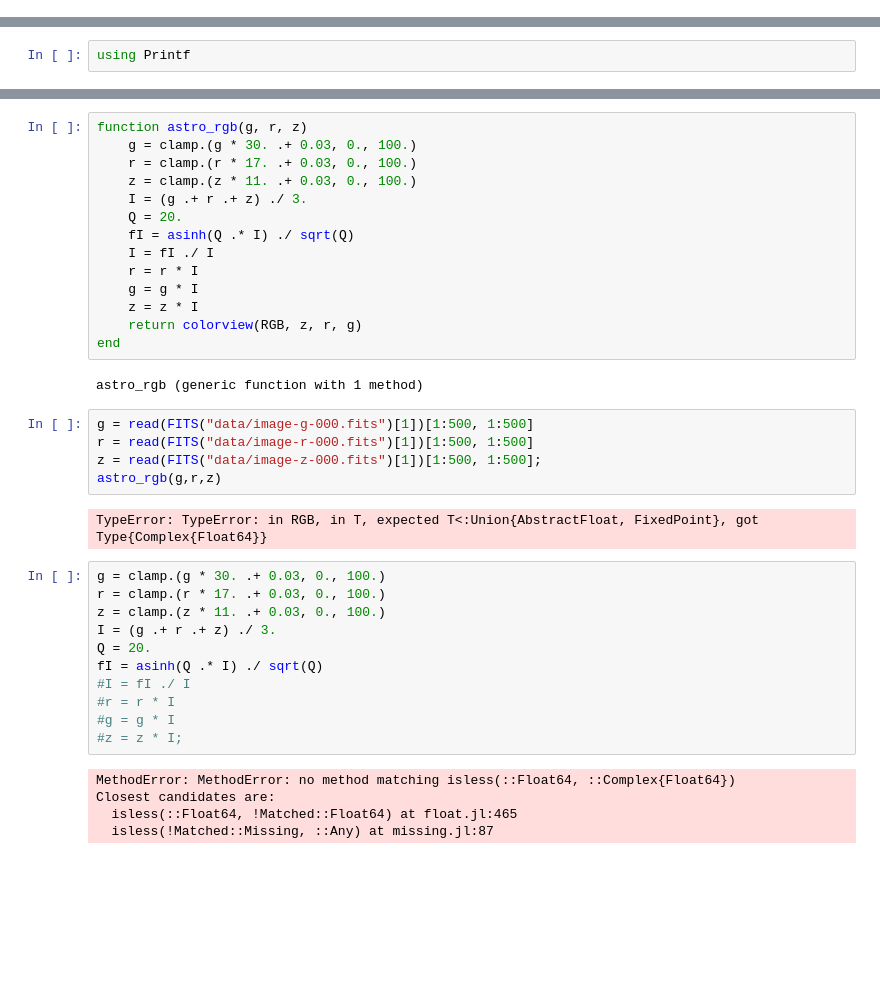
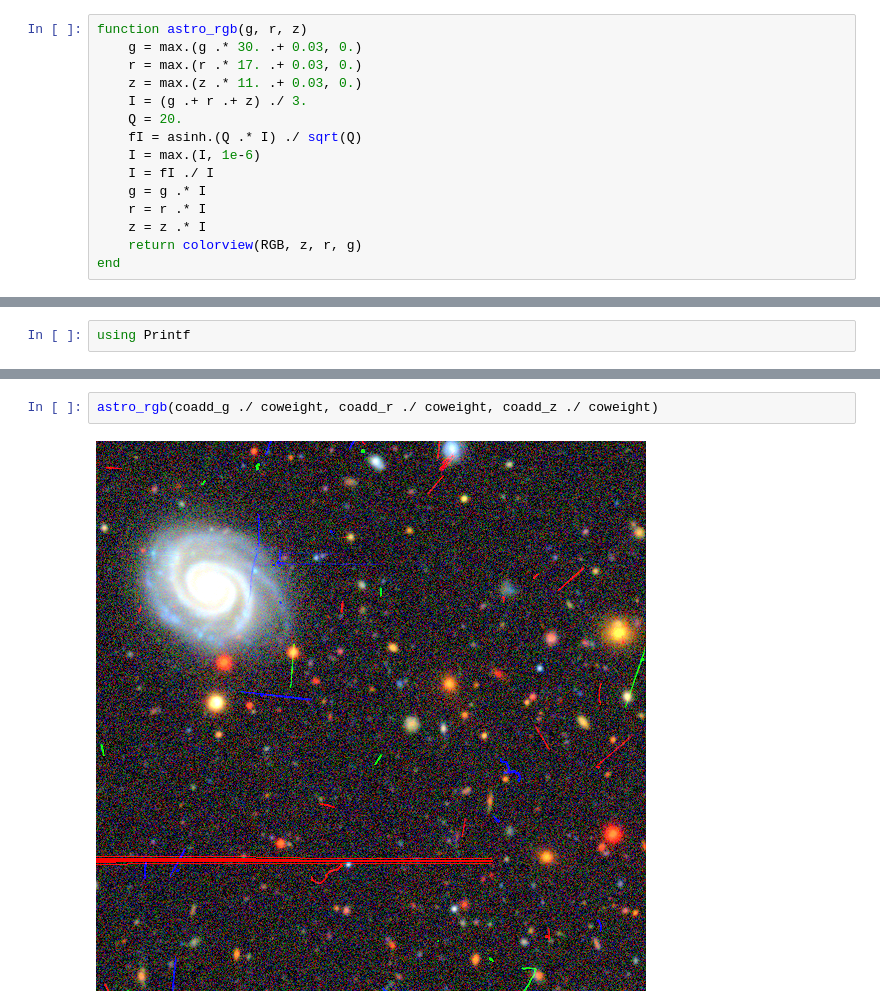
Before and after one commit to PerimeterInstitute/Computational-Physics-Course-Winter-2020, a Jupyter notebook: class-2020-04-01/resampling.ipynb, the cells around one changed output, grey strips where cells are left out. Cells and saved outputs as stored; diff of their text form; blank space fills up the shorter version.

Commit message:
update resampling notebook, adding astronomical image coadding & RGB code

```diff
--- a/class-2020-04-01/resampling.ipynb
+++ b/class-2020-04-01/resampling.ipynb
@@ -238,0 +254,15 @@ plot(Gray.(20. * img))
+# %%
+function astro_rgb(g, r, z)
+    g = max.(g .* 30. .+ 0.03, 0.)
+    r = max.(r .* 17. .+ 0.03, 0.)
+    z = max.(z .* 11. .+ 0.03, 0.)
+    I = (g .+ r .+ z) ./ 3.
+    Q = 20.
+    fI = asinh.(Q .* I) ./ sqrt(Q)
+    I = max.(I, 1e-6)
+    I = fI ./ I
+    g = g .* I
+    r = r .* I
+    z = z .* I
+    return colorview(RGB, z, r, g)
+end
@@ -335,39 +401,4 @@ Gray.(10. * coadd ./ coweight)
-# %%
-function astro_rgb(g, r, z)
-    g = clamp.(g * 30. .+ 0.03, 0., 100.)
-    r = clamp.(r * 17. .+ 0.03, 0., 100.)
-    z = clamp.(z * 11. .+ 0.03, 0., 100.)
-    I = (g .+ r .+ z) ./ 3.
-    Q = 20.
-    fI = asinh(Q .* I) ./ sqrt(Q)
-    I = fI ./ I
-    r = r * I
-    g = g * I
-    z = z * I
-    return colorview(RGB, z, r, g)
-end
-# %% [output]
-astro_rgb (generic function with 1 method)
-# %%
-g = read(FITS("data/image-g-000.fits")[1])[1:500, 1:500]
-r = read(FITS("data/image-r-000.fits")[1])[1:500, 1:500]
-z = read(FITS("data/image-z-000.fits")[1])[1:500, 1:500];
-astro_rgb(g,r,z)
-# %% [output]
-TypeError: TypeError: in RGB, in T, expected T<:Union{AbstractFloat, FixedPoint}, got Type{Complex{Float64}}
-# %%
-g = clamp.(g * 30. .+ 0.03, 0., 100.)
-r = clamp.(r * 17. .+ 0.03, 0., 100.)
-z = clamp.(z * 11. .+ 0.03, 0., 100.)
-I = (g .+ r .+ z) ./ 3.
-Q = 20.
-fI = asinh(Q .* I) ./ sqrt(Q)
-#I = fI ./ I
-#r = r * I
-#g = g * I
-#z = z * I;
-# %% [output]
-MethodError: MethodError: no method matching isless(::Float64, ::Complex{Float64})
-Closest candidates are:
-  isless(::Float64, !Matched::Float64) at float.jl:465
-  isless(!Matched::Missing, ::Any) at missing.jl:87
+# %%
+astro_rgb(coadd_g ./ coweight, coadd_r ./ coweight, coadd_z ./ coweight)
+# %% [output]
+[figure, added]
```
Also changed, not shown: parts of 20 cells of this notebook.
